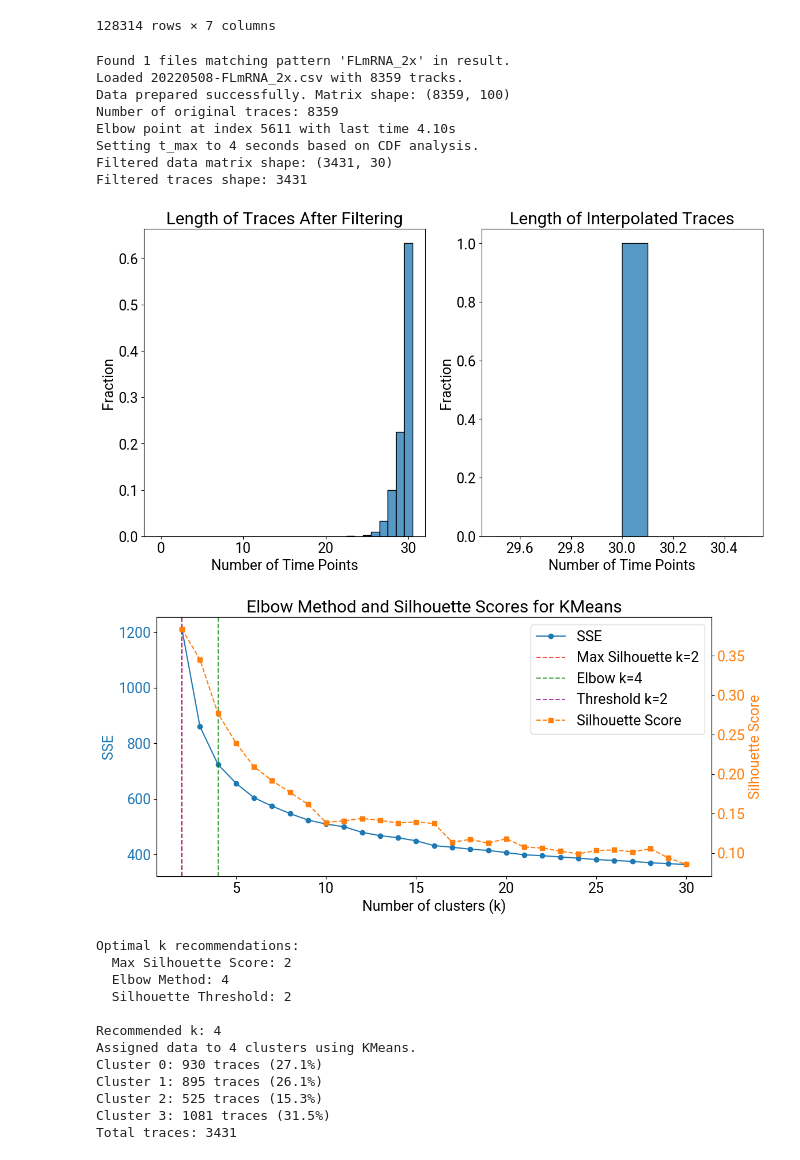
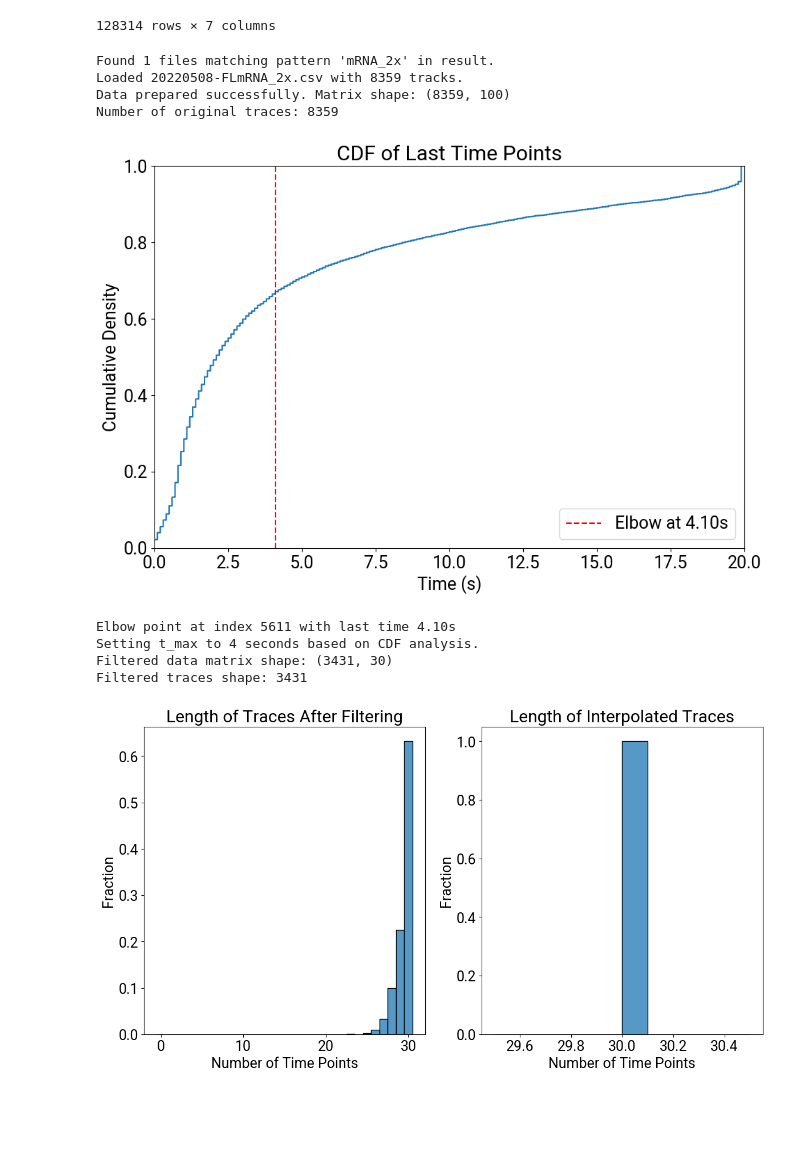
Before and after one commit to walterlab-um/RNA_SPT_in_cellular_condensates, a Jupyter notebook: Trajectories_clustering_analysis_v2.ipynb, the cells around one changed output. Cells and saved outputs as stored; diff of their text form; code cells hidden in the pictures; blank space fills up the shorter version.

Commit message:
yassify the plots

```diff
--- a/Trajectories_clustering_analysis_v2.ipynb
+++ b/Trajectories_clustering_analysis_v2.ipynb
@@ -18,3 +18,23 @@ fm.fontManager.addfont(roboto_path)
 plt.rcParams.update({'font.size': 18, 'figure.figsize': (10, 7), 'font.family': 'sans-serif', 'font.sans-serif': ['Roboto']})
 
 # create_synthetic_data() # Run this once to create the data folder
+# %%
+from util.util import *
+from util.util_montage import *
+debug = False
+
+# Hardcoded path for easier running
+folder_path = "/Users/samm/Documents/Coding/github/RNA_SPT_in_cellular_condensates/data"
+
+# Look up all subfolders in the data folder
+subfolders = [f.path for f in os.scandir(folder_path) if f.is_dir()]
+# Remove "archive" folder if it exists
+subfolders = [f for f in subfolders if "archive" not in f]
+
+subfolders.sort()  # Sort the subfolders alphabetically
+
+print(f"Found {len(subfolders)} subfolders in the data folder.")
+i = 0
+for subfolder in subfolders:
+    print(f"    {i}: {subfolder.split('/')[-1]}")
+    i += 1
@@ -20,0 +43,5 @@ plt.rcParams.update({'font.size': 18, 'figure.figsize': (10, 7), 'font.family':
+# %%
+index = 7  # Change this index to select different subfolders
+data_path = subfolders[index]
+data_name = data_path.split("/")[-1]
+print(f"Selected data for {data_name} in folder: {data_path}")
@@ -119,55 +140,44 @@ common_time = np.linspace(0, 20, 100)  # Common time vector for interpolation
 # Load your data
 # Make sure your files are in a folder named 'sample_trajectories' or change the path
 try:
-    data_matrix, original_traces = load_and_prepare_trajectories('result', common_time=common_time, file_pattern='FLmRNA_2x')
+    data_matrix, original_traces = load_and_prepare_trajectories('result', common_time=common_time, file_pattern=f"{data_name}")
     print(f"Data prepared successfully. Matrix shape: {data_matrix.shape}")
 
     # Print the shape of the original traces
     print(f"Number of original traces: {len(original_traces)}")
 
     first_time_list, last_time_list = find_duration_histogram(original_traces)
 
-    t_max = find_trajectory_elbow_point(original_traces, show_plot=False)
+    t_max = find_trajectory_elbow_point(original_traces, show_plot=True)
 
     t_max = 3  # Set a maximum time threshold based on the CDF analysis
 
     data_matrix, filtered_traces, length_matrix, interp_length_matrix = filter_and_interpolate_traces(original_traces, t_max=t_max, show_plot=True)
 
     # Find the optimal number of clusters
     optimal_results = optimal_kmeans(data_matrix, max_k=30)
     print(f"Optimal k recommendations:")
     print(f"  Max Silhouette Score: {optimal_results['max_silhouette']}")
     print(f"  Elbow Method: {optimal_results['elbow']}")
     print(f"  Silhouette Threshold: {optimal_results['threshold']}")
 
     # Use the max silhouette score as default
     optimal_k = optimal_results['elbow']
+    # optimal_k = 3 # Override
     print(f"\nRecommended k: {optimal_k}")
 
-    cluster_labels, embedding, cluster_reps = perform_clustering(data_matrix, filtered_traces, optimal_k, n_neighbors=5, t_max=t_max, plot_cluster=True, plot_rep=False)
+    cluster_labels, embedding, cluster_dict = perform_clustering(data_matrix, filtered_traces, optimal_k, data_name=data_name, n_neighbors=5, t_max=t_max, plot_cluster=True, plot_rep=False)
 
 except FileNotFoundError:
     print("Error: 'sample_trajectories' folder not found. Please create it and add your data files, or run the `create_synthetic_data()` function first.")
 # %% [output]
-Found 1 files matching pattern 'FLmRNA_2x' in result.
+Found 1 files matching pattern 'mRNA_2x' in result.
 Loaded 20220508-FLmRNA_2x.csv with 8359 tracks.
 Data prepared successfully. Matrix shape: (8359, 100)
 Number of original traces: 8359
-Elbow point at index 5611 with last time 4.10s
-Setting t_max to 4 seconds based on CDF analysis.
-Filtered data matrix shape: (3431, 30)
-Filtered traces shape: 3431
-[figure, old version]
+[figure, new version]
+Elbow point at index 5611 with last time 4.10s
+Setting t_max to 4 seconds based on CDF analysis.
+Filtered data matrix shape: (3431, 30)
+Filtered traces shape: 3431
-[figure, old version]
+[figure, new version]
-Optimal k recommendations:
-  Max Silhouette Score: 2
-  Elbow Method: 4
-  Silhouette Threshold: 2
-
-Recommended k: 4
-Assigned data to 4 clusters using KMeans.
-Cluster 0: 930 traces (27.1%)
-Cluster 1: 895 traces (26.1%)
-Cluster 2: 525 traces (15.3%)
-Cluster 3: 1081 traces (31.5%)
-Total traces: 3431
```
Also changed, not shown: parts of 10 cells of this notebook, 4 other files.
